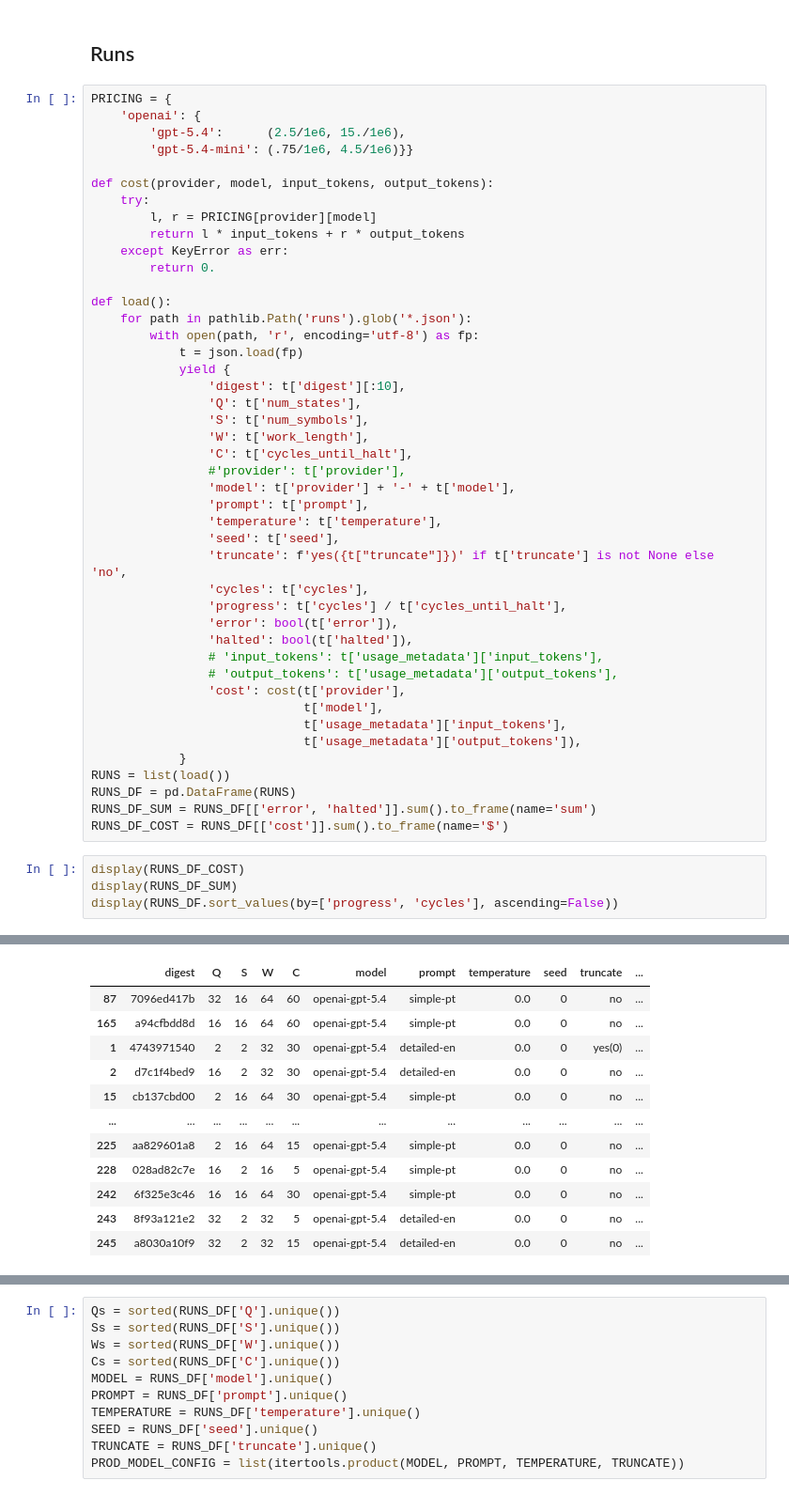
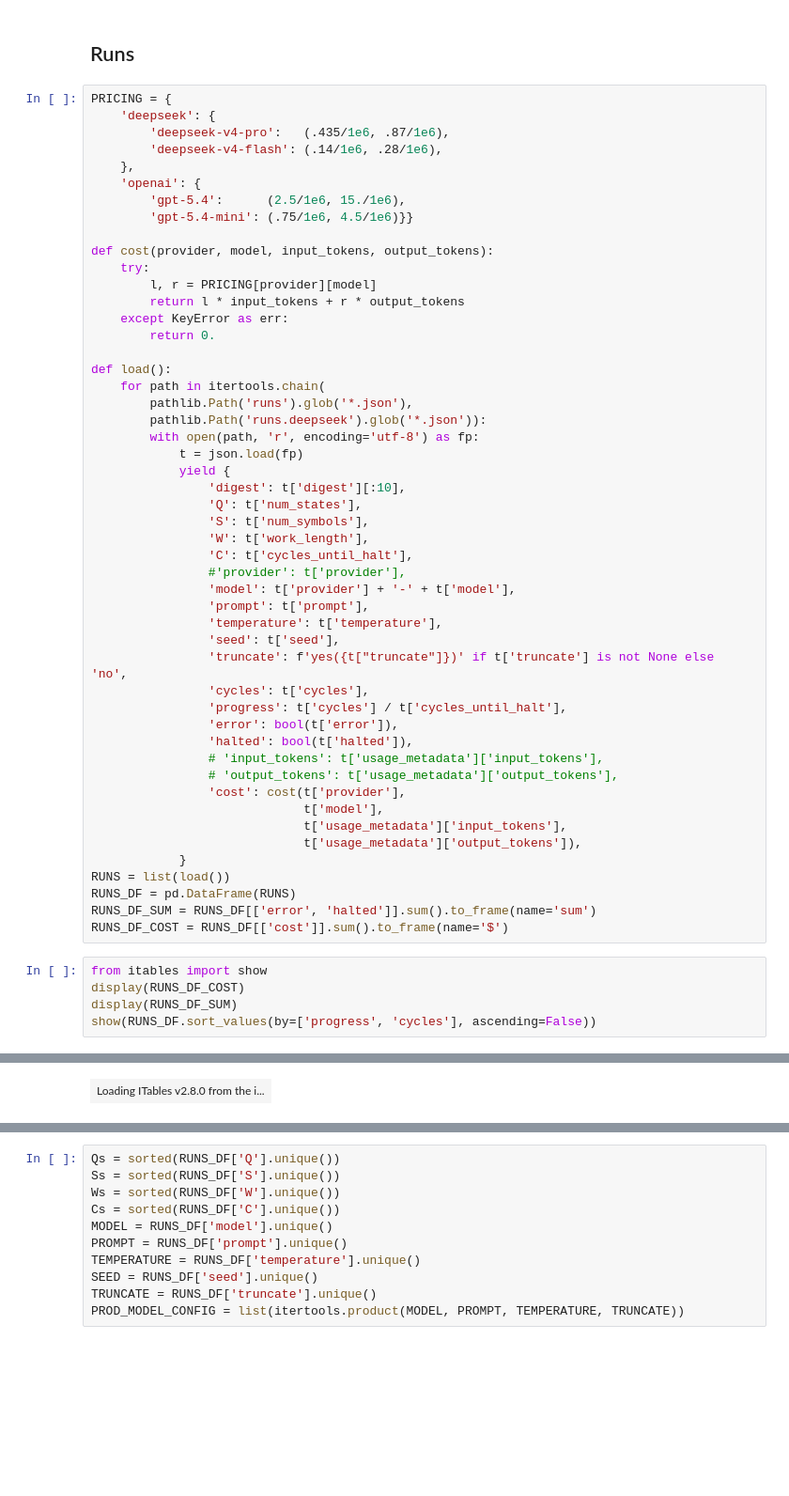
Before and after one commit to PUC-Behring-Institute-for-AI/umllm, a Jupyter notebook: evaluations/plot.ipynb, the cells around one changed output, grey strips where cells are left out. Shown at 94% size. Saved outputs shown, nothing was run; the diff lists cells and outputs as text; blank space fills up the shorter version.

```diff
--- a/evaluations/plot.ipynb
+++ b/evaluations/plot.ipynb
@@ -12,6 +12,10 @@ import pandas as pd
 ## Runs
 # %%
 PRICING = {
+    'deepseek': {
+        'deepseek-v4-pro':   (.435/1e6, .87/1e6),
+        'deepseek-v4-flash': (.14/1e6, .28/1e6),
+    },
     'openai': {
         'gpt-5.4':      (2.5/1e6, 15./1e6),
         'gpt-5.4-mini': (.75/1e6, 4.5/1e6)}}
@@ -24,7 +28,9 @@ def cost(provider, model, input_tokens, output_tokens):
         return 0.
 
 def load():
-    for path in pathlib.Path('runs').glob('*.json'):
+    for path in itertools.chain(
+        pathlib.Path('runs').glob('*.json'),
+        pathlib.Path('runs.deepseek').glob('*.json')):
         with open(path, 'r', encoding='utf-8') as fp:
             t = json.load(fp)
             yield {
@@ -55,8 +61,9 @@ RUNS_DF = pd.DataFrame(RUNS)
 RUNS_DF_SUM = RUNS_DF[['error', 'halted']].sum().to_frame(name='sum')
 RUNS_DF_COST = RUNS_DF[['cost']].sum().to_frame(name='$')
 # %%
+from itables import show
 display(RUNS_DF_COST)
 display(RUNS_DF_SUM)
-display(RUNS_DF.sort_values(by=['progress', 'cycles'], ascending=False))
+show(RUNS_DF.sort_values(by=['progress', 'cycles'], ascending=False))
 # %% [output]
 |  | $ |
@@ -67,12 +74 @@ display(RUNS_DF.sort_values(by=['progress', 'cycles'], ascending=False))
-|  | digest | Q | S | W | C | model | prompt | temperature | seed | truncate | ... |
-| 87 | 7096ed417b | 32 | 16 | 64 | 60 | openai-gpt-5.4 | simple-pt | 0.0 | 0 | no | ... |
-| 165 | a94cfbdd8d | 16 | 16 | 64 | 60 | openai-gpt-5.4 | simple-pt | 0.0 | 0 | no | ... |
-| 1 | 4743971540 | 2 | 2 | 32 | 30 | openai-gpt-5.4 | detailed-en | 0.0 | 0 | yes(0) | ... |
-| 2 | d7c1f4bed9 | 16 | 2 | 32 | 30 | openai-gpt-5.4 | detailed-en | 0.0 | 0 | no | ... |
-| 15 | cb137cbd00 | 2 | 16 | 64 | 30 | openai-gpt-5.4 | simple-pt | 0.0 | 0 | no | ... |
-| ... | ... | ... | ... | ... | ... | ... | ... | ... | ... | ... | ... |
-| 225 | aa829601a8 | 2 | 16 | 64 | 15 | openai-gpt-5.4 | simple-pt | 0.0 | 0 | no | ... |
-| 228 | 028ad82c7e | 16 | 2 | 16 | 5 | openai-gpt-5.4 | simple-pt | 0.0 | 0 | no | ... |
-| 242 | 6f325e3c46 | 16 | 16 | 64 | 30 | openai-gpt-5.4 | simple-pt | 0.0 | 0 | no | ... |
-| 243 | 8f93a121e2 | 32 | 2 | 32 | 5 | openai-gpt-5.4 | detailed-en | 0.0 | 0 | no | ... |
-| 245 | a8030a10f9 | 32 | 2 | 32 | 15 | openai-gpt-5.4 | detailed-en | 0.0 | 0 | no | ... |
+| Loading ITables v2.8.0 from the i... |
```
Also changed, not shown: parts of 4 cells of this notebook, 3 other files.
